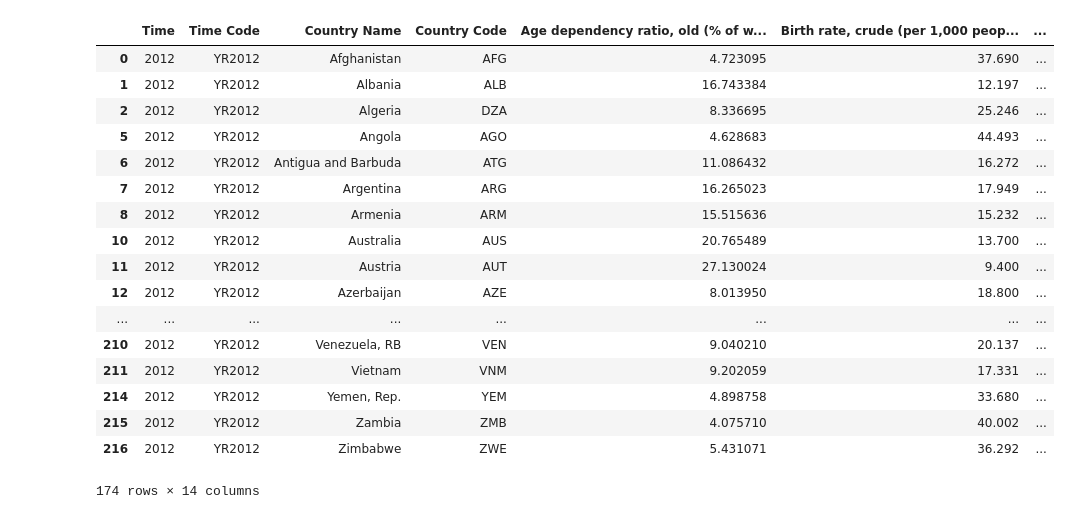
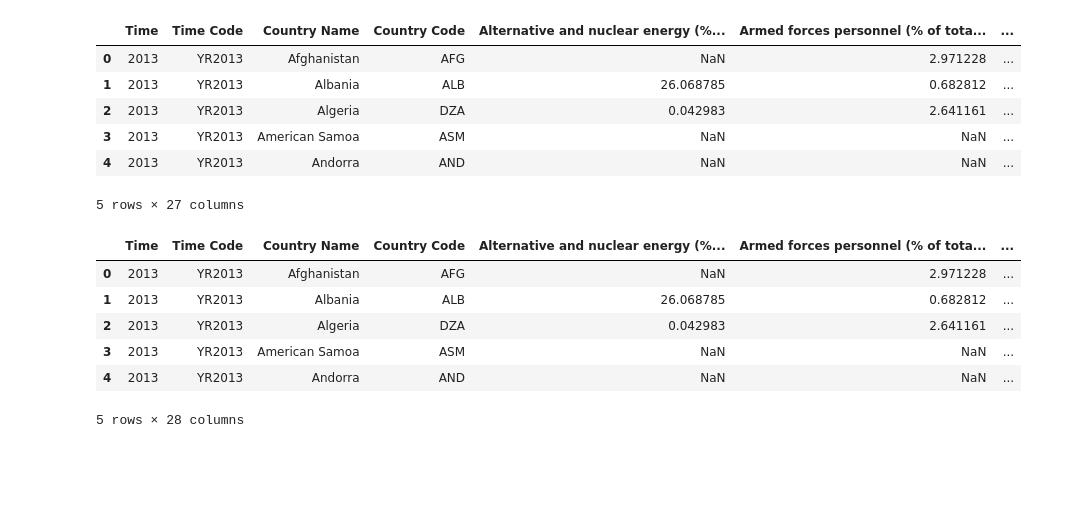
Before and after one commit to remithiebaut/Clustering_project, a Jupyter notebook: test.ipynb, the cells around one changed output. Cells and saved outputs as stored; diff of their text form; code cells hidden in the pictures; blank space fills up the shorter version.

Commit message:
add one drop

```diff
--- a/test.ipynb
+++ b/test.ipynb
@@ -1,6 +1,6 @@
 # %%
 import pandas as pd
-df = pd.read_table("dataset.txt",sep="\t")
+df = pd.read_table("data/data.txt",sep="\t")
 print(df.shape)
 df.head(20)
 # %% [output]
@@ -62,6 +68,4 @@ Urban population (% of total population) [SP.URB.TOTL.IN.ZS]                 8
 dtype: int64
-# %%
-df = df.dropna(axis = "index")
 # %%
 df.isna().sum()
 # %% [output]
@@ -82,22 +88,22 @@ Urban population (% of total population) [SP.URB.TOTL.IN.ZS]                0
 dtype: int64
+# %%
+df2=df.drop(["Teenage mothers (% of women ages 15-19 who have had children or are currently pregnant) [SP.MTR.1519.ZS]"],axis=1)
+df2.head()
+# %% [output]
+|  | Time | Time Code | Country Name | Country Code | Alternative and nuclear energy (%... | Armed forces personnel (% of tota... | ... |
+| 0 | 2013 | YR2013 | Afghanistan | AFG | NaN | 2.971228 | ... |
+| 1 | 2013 | YR2013 | Albania | ALB | 26.068785 | 0.682812 | ... |
+| 2 | 2013 | YR2013 | Algeria | DZA | 0.042983 | 2.641161 | ... |
+| 3 | 2013 | YR2013 | American Samoa | ASM | NaN | NaN | ... |
+| 4 | 2013 | YR2013 | Andorra | AND | NaN | NaN | ... |
+5 rows × 27 columns
 # %%
-df
+df.head()
 # %% [output]
-|  | Time | Time Code | Country Name | Country Code | Age dependency ratio, old (% of w... | Birth rate, crude (per 1,000 peop... | ... |
-| 0 | 2012 | YR2012 | Afghanistan | AFG | 4.723095 | 37.690 | ... |
-| 1 | 2012 | YR2012 | Albania | ALB | 16.743384 | 12.197 | ... |
-| 2 | 2012 | YR2012 | Algeria | DZA | 8.336695 | 25.246 | ... |
-| 5 | 2012 | YR2012 | Angola | AGO | 4.628683 | 44.493 | ... |
-| 6 | 2012 | YR2012 | Antigua and Barbuda | ATG | 11.086432 | 16.272 | ... |
-| 7 | 2012 | YR2012 | Argentina | ARG | 16.265023 | 17.949 | ... |
-| 8 | 2012 | YR2012 | Armenia | ARM | 15.515636 | 15.232 | ... |
-| 10 | 2012 | YR2012 | Australia | AUS | 20.765489 | 13.700 | ... |
-| 11 | 2012 | YR2012 | Austria | AUT | 27.130024 | 9.400 | ... |
-| 12 | 2012 | YR2012 | Azerbaijan | AZE | 8.013950 | 18.800 | ... |
-| ... | ... | ... | ... | ... | ... | ... | ... |
-| 210 | 2012 | YR2012 | Venezuela, RB | VEN | 9.040210 | 20.137 | ... |
-| 211 | 2012 | YR2012 | Vietnam | VNM | 9.202059 | 17.331 | ... |
-| 214 | 2012 | YR2012 | Yemen, Rep. | YEM | 4.898758 | 33.680 | ... |
-| 215 | 2012 | YR2012 | Zambia | ZMB | 4.075710 | 40.002 | ... |
-| 216 | 2012 | YR2012 | Zimbabwe | ZWE | 5.431071 | 36.292 | ... |
+|  | Time | Time Code | Country Name | Country Code | Alternative and nuclear energy (%... | Armed forces personnel (% of tota... | ... |
+| 0 | 2013 | YR2013 | Afghanistan | AFG | NaN | 2.971228 | ... |
+| 1 | 2013 | YR2013 | Albania | ALB | 26.068785 | 0.682812 | ... |
+| 2 | 2013 | YR2013 | Algeria | DZA | 0.042983 | 2.641161 | ... |
+| 3 | 2013 | YR2013 | American Samoa | ASM | NaN | NaN | ... |
+| 4 | 2013 | YR2013 | Andorra | AND | NaN | NaN | ... |
-174 rows × 14 columns
+5 rows × 28 columns
```
Also changed, not shown: parts of 4 cells of this notebook.
